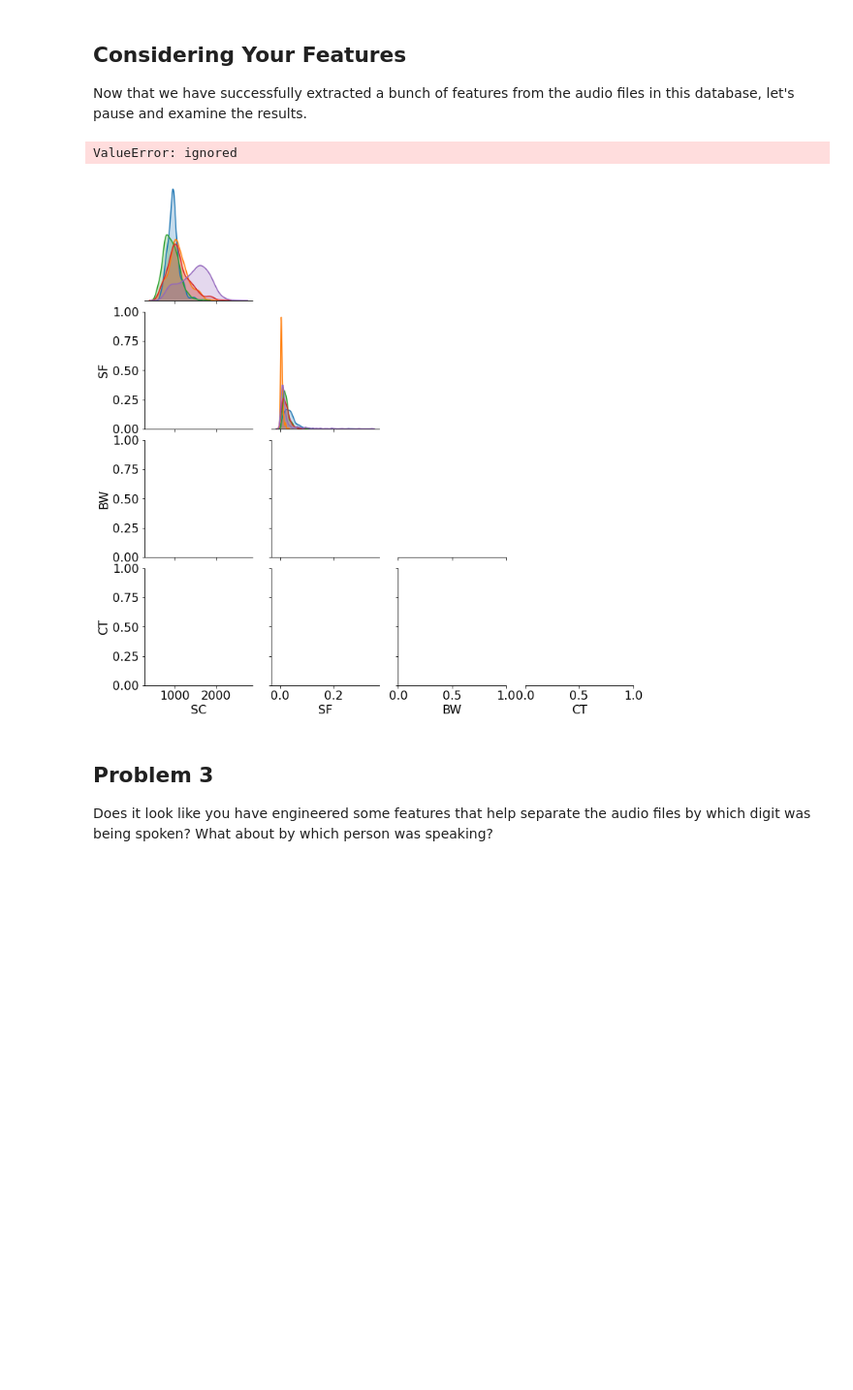
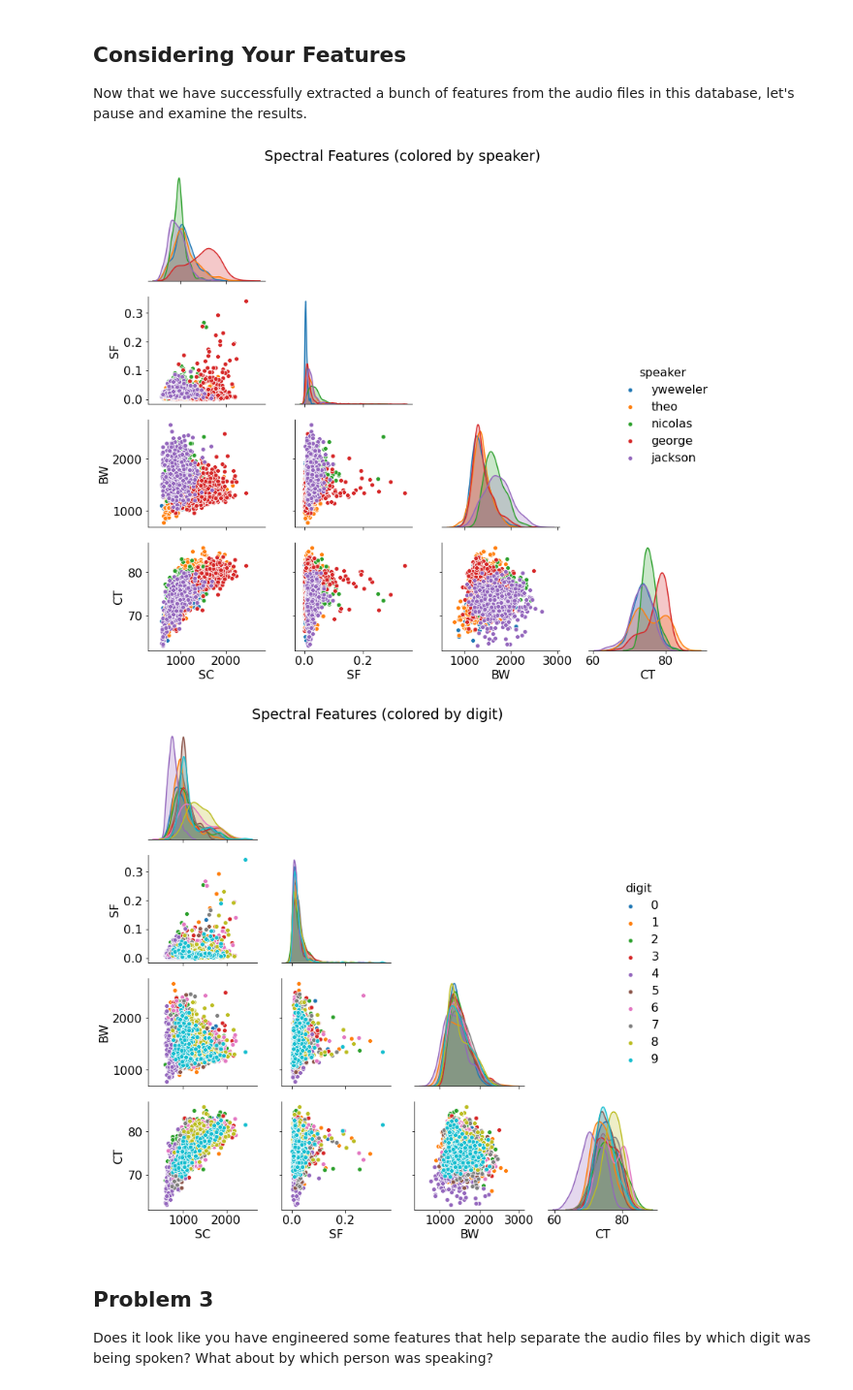
Before and after one commit to krafty-karen/Week2_Public, a Jupyter notebook: Notebooks/04_SignalsML/SignalsML_Exercises.ipynb, the cells around one changed output. Shown at 97% size. Saved outputs shown, nothing was run; the diff lists cells and outputs as text; code cells hidden in the pictures; blank space fills up the shorter version.

```diff
--- a/Notebooks/04_SignalsML/SignalsML_Exercises.ipynb
+++ b/Notebooks/04_SignalsML/SignalsML_Exercises.ipynb
@@ -193,13 +199,13 @@ def feature1_extractor(ft, f_s):
   """
   #spectral bandwidth
   #print(type(ft))
-  ft = ft.astype(np.float32)
-  return librosa.feature.spectral_bandwidth(ft, sr=f_s)
+  ifft = np.fft.ifft(ft).astype(np.float32)
+  return librosa.feature.spectral_bandwidth(ifft, sr=f_s).max()
   #pass
 # %%
 def feature2_extractor(ft, f_s):
-  ft = ft.astype(np.float32)
-  return librosa.feature.spectral_contrast(ft, sr=f_s)
+  ifft = np.fft.ifft(ft).astype(np.float32)
+  return librosa.feature.spectral_contrast(ifft, sr=f_s).max()
   """The even cooler feature extractor I wrote"""
   #spectral contrast
   #pass
@@ -255,9 +261,15 @@ for audio_file in os.listdir(data_dir):
 
         # Calculate the audio features to be stored in the data frame
         sc = spectral_centroid(ft, sample_rate)
+        #print("hi")
+        #print(type(sc))
+
         sf = spectral_flatness(ft)
-        feature1 = feature1_extractor(ft, sample_rate).astype(np.float32)
-        feature2 = feature2_extractor(ft, sample_rate).astype(np.float32)
+        #print("hello")
+        feature1 = feature1_extractor(ft, sample_rate)
+        #print("hi again")
+        #print(type(feature1))
+        feature2 = feature2_extractor(ft, sample_rate)
         ### OPTIONAL: ADD MORE FEATURES HERE!
         ###
         ### NOTE: IF YOUR FEATURE EXTRACTOR RETURNS MORE THAN ONE VALUE, THEN
@@ -274,7 +286,7 @@ for audio_file in os.listdir(data_dir):
     except Exception as err:
         # Something went wrong!  =(
         # Notife the user of the audio file that broke and what the error was
-        print(audio_file)
+        #print(audio_file)
         raise err
 # %% [output]
 Streaming output truncated to the last 5000 lines.
@@ -312,27 +324,25 @@ Now that we have successfully extracted a bunch of features from the audio files
 # %%
 # Visualize a pairplot of the spectral features. In this instance, color each
 # datapoint by the *person* speaking the digit to see if each *speaker* has a
 # distinguishable set of spectral characteristics (e.g., deep vs high voice)
-g = sns.pairplot(data=df, vars=['SC', 'SF', 'BW', 'CT'],  ###
-                 hue='speaker', corner=True)
+g = sns.pairplot(data=df, vars=['SC', 'SF', 'BW', 'CT'], hue='speaker', corner=True)
 plt.suptitle('Spectral Features (colored by speaker)', x=0.5, y=1.02)
 
 # Clean up the plot appearance
 plt.gcf().tight_layout()
 
 # Repeat this plot, but now color each datapoint by the *digit* being spoken to
 # see if each *word* has a distinguishable set of spectral characteristics
 # (e.g., does the buzzing 'z' in 'zero' cause a different set of characteristics
 # than the shap 't' sound in 'two'?)
-g = sns.pairplot(data=df, vars=['SC', 'SF', 'BW', 'CT'],
-                 hue='digit', corner=True)
+g = sns.pairplot(data=df, vars=['SC', 'SF', 'BW', 'CT'], hue='digit', corner=True)
 plt.suptitle('Spectral Features (colored by digit)', x=0.5, y=1.02)
 
 # Clean up the plot appearance
 plt.gcf().tight_layout()
 # %% [output]
-ValueError: ignored
-[figure, old version]
+[figure, new version]
+[figure, added]
 # %% [markdown]
 ## Problem 3
 
```
Also changed, not shown: parts of 3 cells of this notebook.
